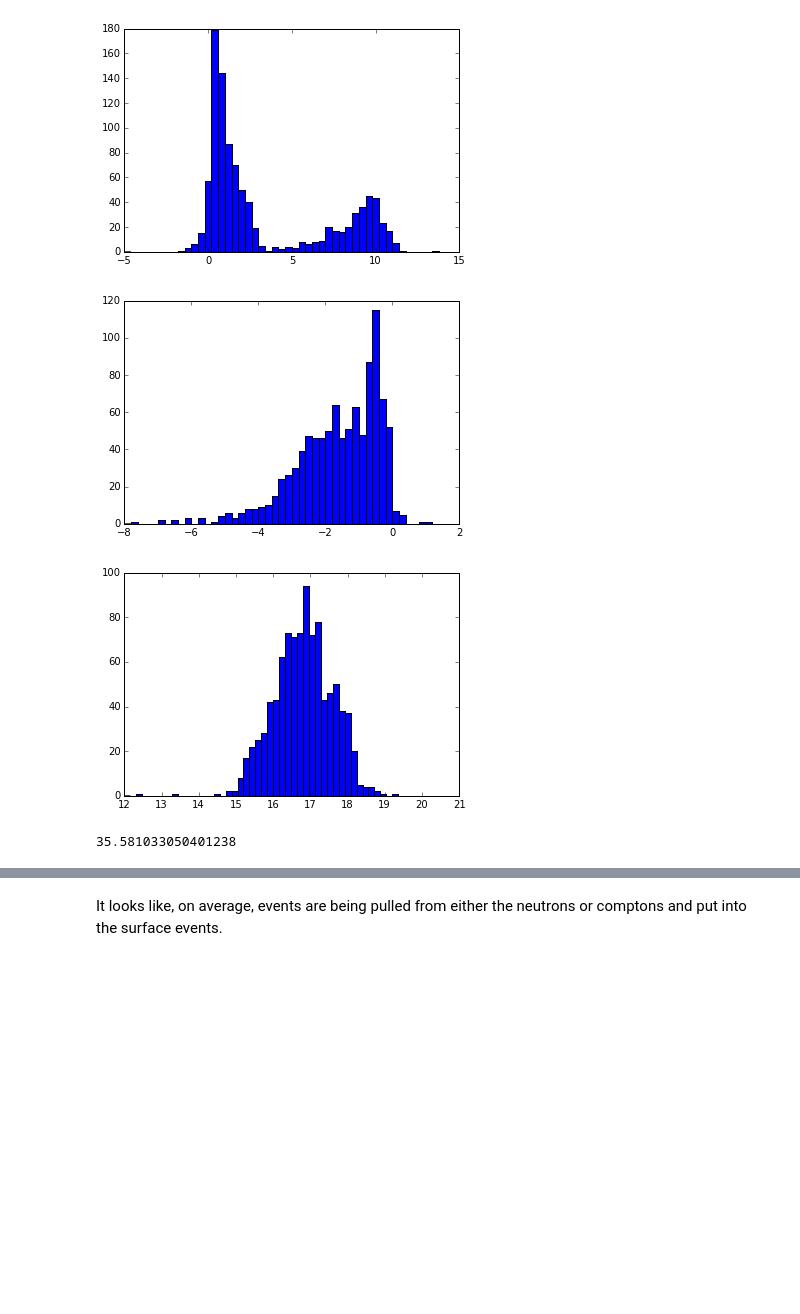
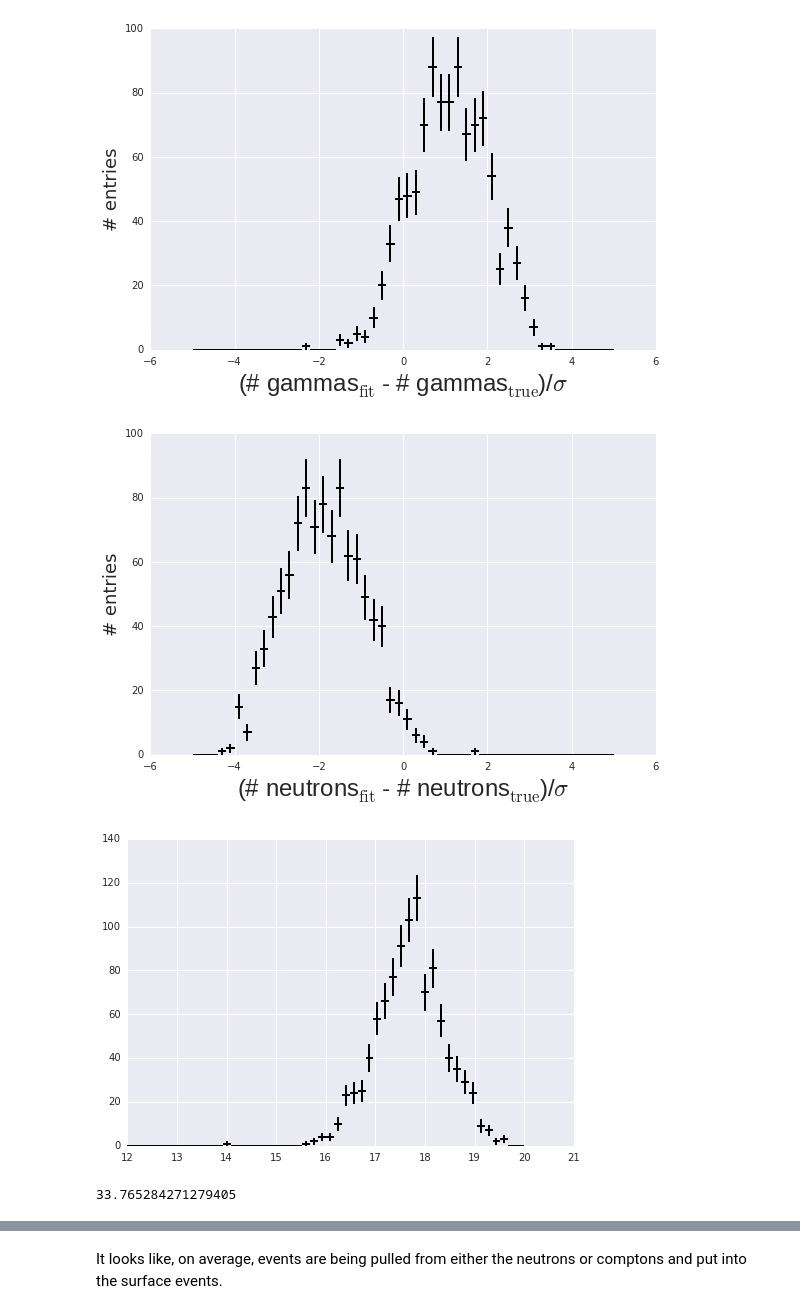
Before and after one commit to mattbellis/Siena_College_Ronnie_Rera, a Jupyter notebook: IPython Notebooks/log_file_summary.ipynb, the cells around one changed output, grey strips where cells are left out. Saved outputs shown, nothing was run; the diff lists cells and outputs as text; code cells hidden in the pictures; blank space fills up the shorter version.

```diff
--- a/IPython Notebooks/log_file_summary.ipynb
+++ b/IPython Notebooks/log_file_summary.ipynb
@@ -5,5 +8,6 @@ import matplotlib.pyplot as plt
 # %%
-a=np.loadtxt('log_file_summary.dat')
+#a=np.loadtxt('log_file_summary.dat')
+a=np.loadtxt('summary_fit0001.dat')
 print a
 surface0 = a[:,0]
 neutron0 = a[:,1]
@@ -16,18 +20,26 @@ ls_ncalc3 = a[:,6]
 ls_ncalc3_uncer = a[:,7]
 num_neutrons = a[:,8]
 num_neutrons_uncer = a[:,9]
-t_surf = a[:,10]
-t_surf_uncer = a[:,11]
+#t_surf = a[:,10]
+#t_surf_uncer = a[:,11]
+
+l_shell = a[:,10]
+l_shell_uncer = a[:,11]
+
 k1_surf = a[:,12]
 k1_surf_uncer = a[:,13]
-t_exp_flat = a[:,14]
-t_exp_flat_uncer = a[:,15]
+k2_surf = a[:,14]
+k2_surf_uncer = a[:,15]
+
+#t_exp_flat = a[:,14]
+#t_exp_flat_uncer = a[:,15]
+
 num_surf = a[:,16]
 num_surf_uncer = a[:,17]
 num_comp = a[:,18]
 num_comp_uncer = a[:,19]
-e_exp_flat = a[:,20]
-e_exp_flat_uncer = a[:,21]
+#e_exp_flat = a[:,20]
+#e_exp_flat_uncer = a[:,21]
 #print num_surf
 #print num_surf_uncer
 type(num_surf)
@@ -56,18 +62,29 @@ def hist_params(param,uncer,bin_num,range):
     number = column1/column2
     #print number
     print min(column2),max(column2),len(column2),len(column2[column2!=column2]),column2[column2!=column2]
-    h = plt.hist(number,bins=bin_num,range=range)
+    #h = plt.hist(number,bins=bin_num,range=range)
+    h = lch.hist_err(number,bins=bin_num,range=range,linewidth=2)
     print np.std(number[(number>range[0])*(number<range[1])])
 
 
 plt.figure()
-hist_params(num_surf-surface0,num_surf_uncer,50,(-1,5))
+hist_params(num_surf-surface0,num_surf_uncer,50,(-5,5))
+plt.xlabel(r'(# surf$_{\rm fit}$ - # surf$_{\rm true}$)/$\sigma$',fontsize=24)
+plt.ylabel('# entries',fontsize=18)
+plt.tight_layout()
 
 plt.figure()
-hist_params(num_comp-compton0,num_comp_uncer,50,(-5,15))
+hist_params(num_comp-compton0,num_comp_uncer,50,(-5,5))
+plt.xlabel(r'(# gammas$_{\rm fit}$ - # gammas$_{\rm true}$)/$\sigma$',fontsize=24)
+plt.ylabel('# entries',fontsize=18)
+plt.tight_layout()
 
 plt.figure()
-hist_params(num_neutrons-neutron0,num_neutrons_uncer,50,(-8,2))
+hist_params(num_neutrons-neutron0,num_neutrons_uncer,50,(-5,5))
+plt.xlabel(r'(# neutrons$_{\rm fit}$ - # neutrons$_{\rm true}$)/$\sigma$',fontsize=24)
+plt.ylabel('# entries',fontsize=18)
+plt.tight_layout()
+
 
 plt.figure()
 hist_params(ls_ncalc2,ls_ncalc2_uncer,50,(12,20))
@@ -84,10 +101,11 @@ hist_params(ls_ncalc2,ls_ncalc2_uncer,50,(12,20))
-[figure, old version]
+[figure, new version]
-[figure, old version]
+[figure, new version]
-[figure, old version]
+[figure, new version]
 # %%
 np.std(ls_ncalc2)
+#l_shell_uncer
 # %% [output]
-35.581033050401238
+33.765284271279405
 # %%
 np.mean(ls_ncalc2_uncer[ls_ncalc2_uncer<50])
 # %% [output]
```
Also changed, not shown: parts of 7 cells of this notebook, 2 other files.
